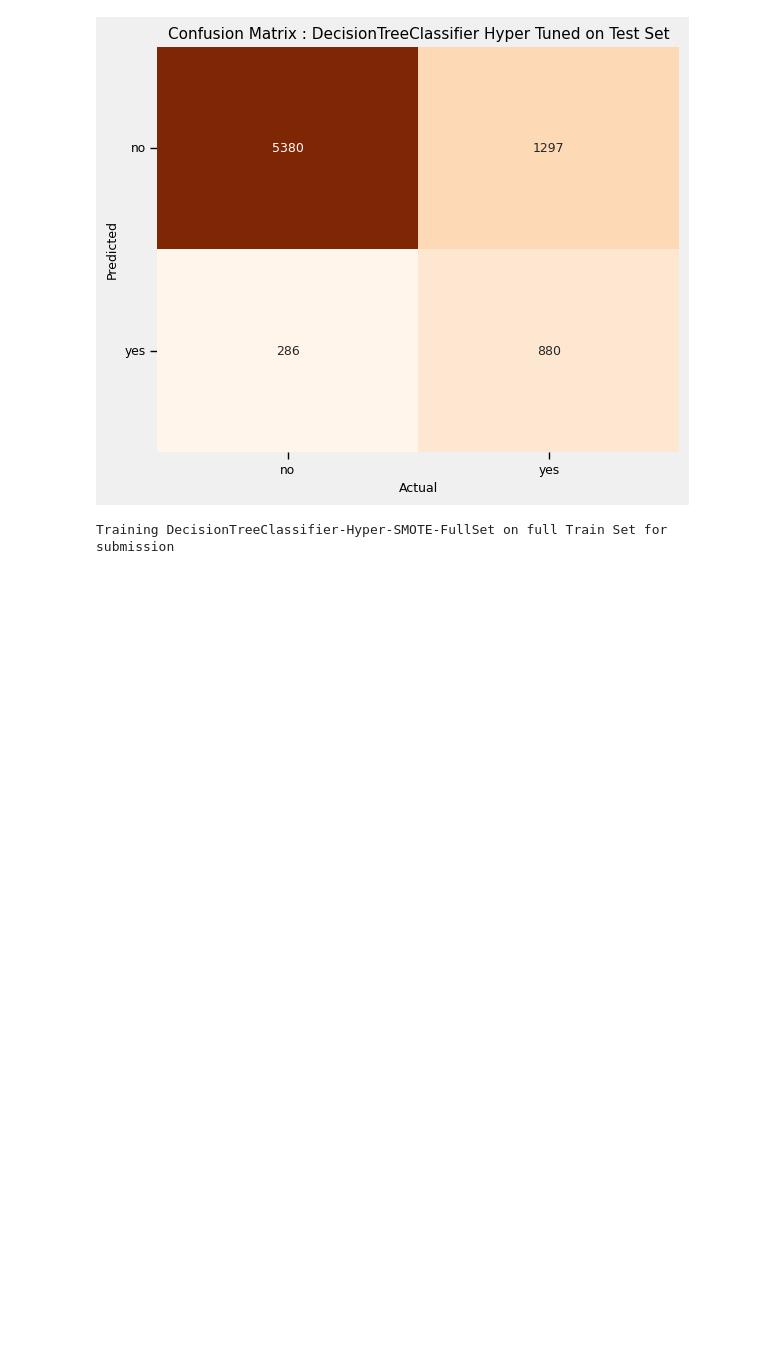
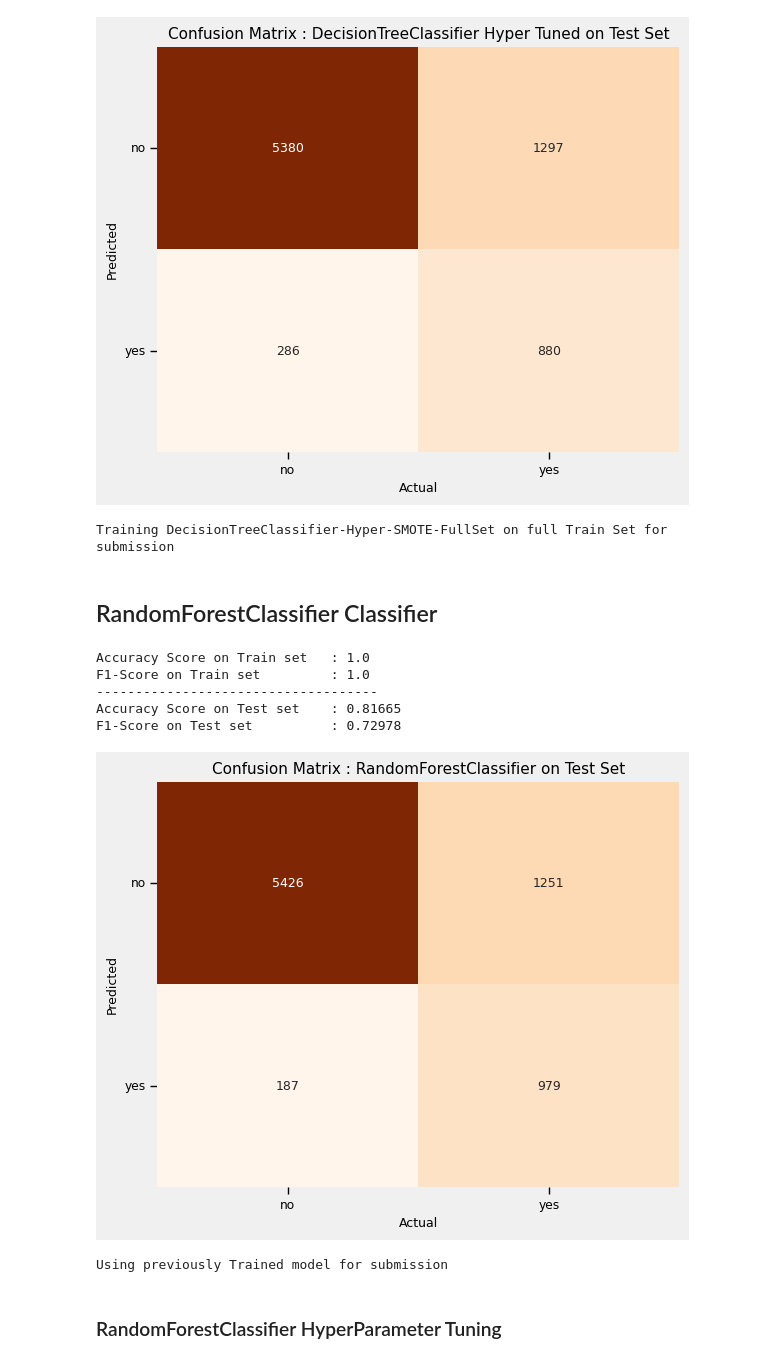
Before and after one commit to jishnukoliyadan/Predicting-the-Success-of-Bank-telemarketing, a Jupyter notebook: notebook/Predict-Success-of-Bank-telemarketing.ipynb, the cells around one changed output. Saved outputs shown, nothing was run; the diff lists cells and outputs as text; code cells hidden in the pictures; blank space fills up the shorter version.

```diff
--- a/notebook/Predict-Success-of-Bank-telemarketing.ipynb
+++ b/notebook/Predict-Success-of-Bank-telemarketing.ipynb
@@ -1550,3 +1551,37 @@ Accuracy Score on Test set    : 0.79816
 F1-Score on Test set          : 0.69911
 [figure]
 Training DecisionTreeClassifier-Hyper-SMOTE-FullSet on full Train Set for submission
+# %% [markdown]
+## RandomForestClassifier Classifier
+# %%
+clf_name = 'RandomForestClassifier-SMOTE'
+rfClassifier_, rf_f1Score = train_partial_classifier_model(RandomForestClassifier(
+                                                                n_estimators = 100, criterion = 'gini',
+                                                                max_depth = None, min_samples_split = 2,
+                                                                n_jobs = -1, random_state = 45),
+                                                           trainX_ = tansformed_train_X,
+                                                           trainY_ = y_train,
+                                                           testX_ = tansformed_test_X,
+                                                           testY_ = y_test,
+                                                           text_  = 'RandomForestClassifier',
+                                                           plot_cm = True,
+                                                           onTrain = True)
+
+model_performance_df.loc[len(model_performance_df)] = [clf_name,
+                                                       {'n_estimators' : 100, 'criterion' : 'gini',
+                                                        'max_depth' : None, 'min_samples_split' : 2},
+                                                       rf_f1Score]
+
+submission_classifier(classifier_ = rfClassifier_, filename = 'submission', clf_name = clf_name,
+                      trainX_og = og_tansformed_train_X, trainY_og = og_y_train,
+                      testX_ = og_tansformed_test_X, submission_DF = submissionDF, train = False)
+# %% [output]
+Accuracy Score on Train set   : 1.0
+F1-Score on Train set         : 1.0
+------------------------------------
+Accuracy Score on Test set    : 0.81665
+F1-Score on Test set          : 0.72978
+[figure, added]
+Using previously Trained model for submission
+# %% [markdown]
+### RandomForestClassifier HyperParameter Tuning
```
Also changed, not shown: parts of 6 cells of this notebook, 2 other files.
